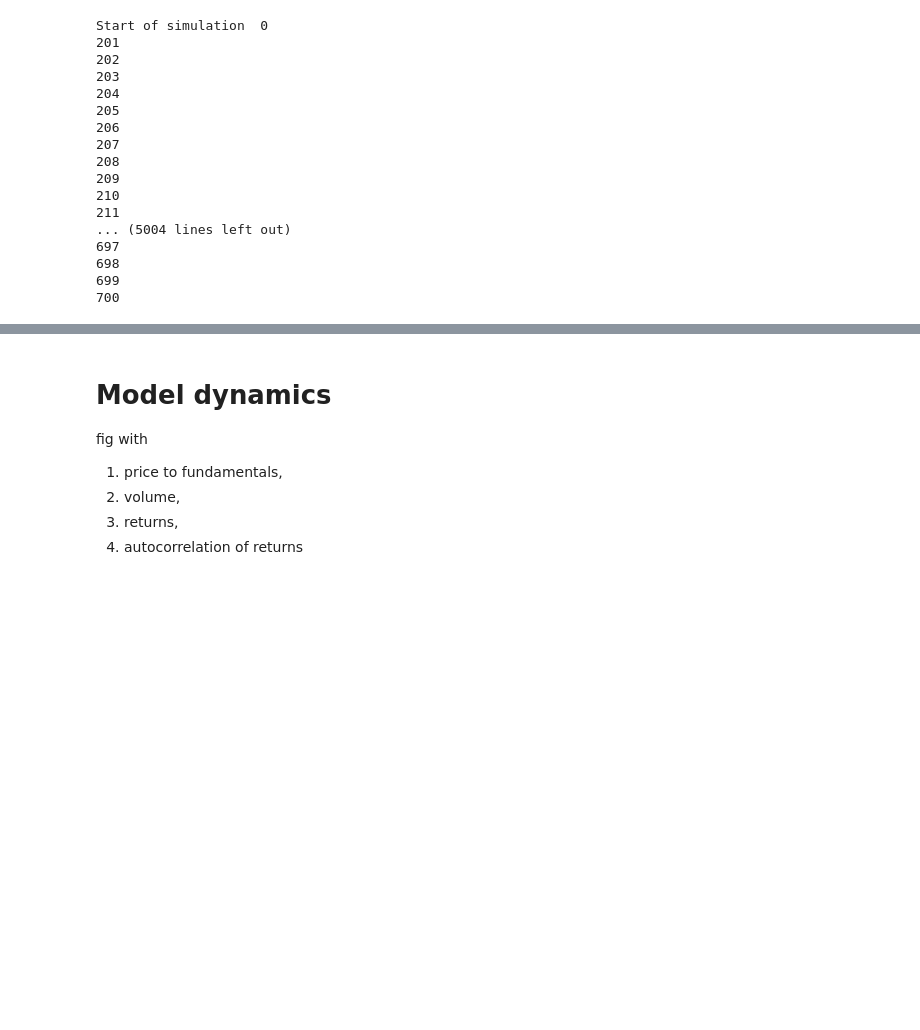
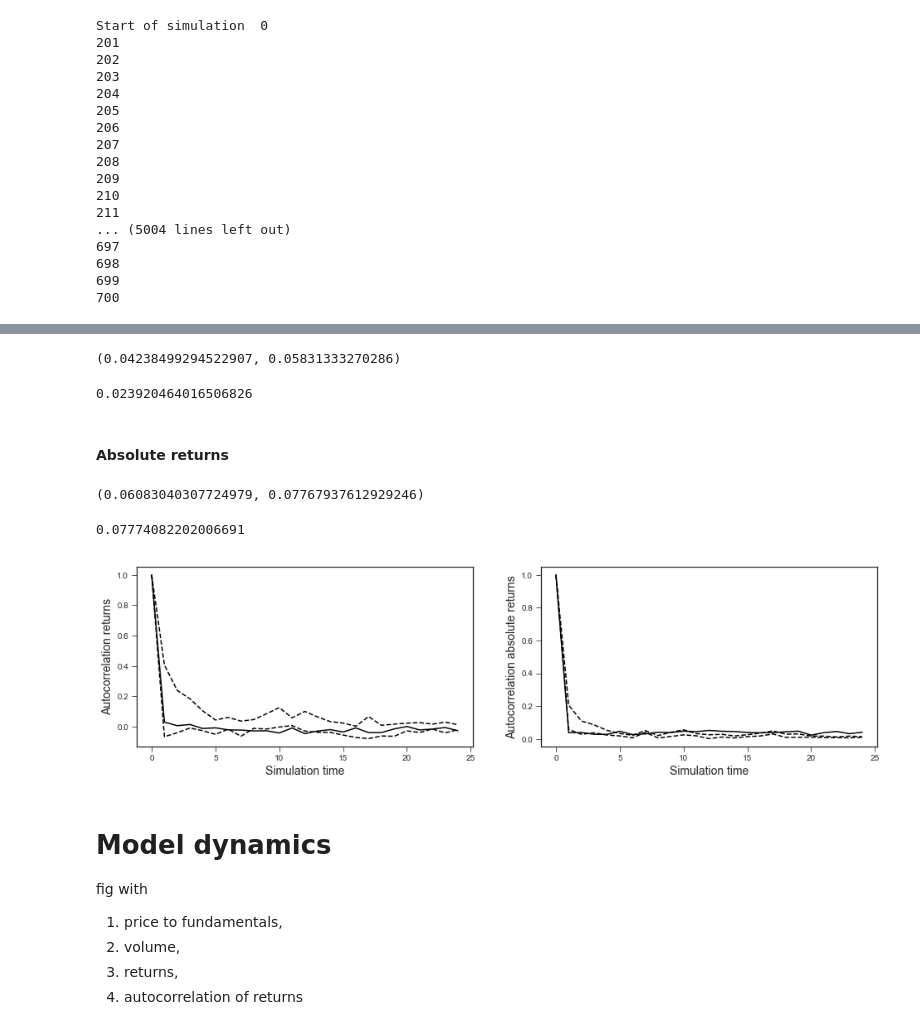
Before and after one commit to joerischasfoort/qe-asset-cycle, a Jupyter notebook: cb-asset-cylce-dynamics.ipynb, the cells around one changed output, grey strips where cells are left out. Cells and saved outputs as stored; diff of their text form; code cells hidden in the pictures; blank space fills up the shorter version.

```diff
--- a/cb-asset-cylce-dynamics.ipynb
+++ b/cb-asset-cylce-dynamics.ipynb
@@ -21,0 +40,12 @@ def confidence_interval(data, av):
+# %%
+start = datetime.datetime(2010, 4, 17)
+end = datetime.datetime(2018, 1, 31)
+
+#bond_index_tickers = ["BAMLCC0A0CMTRIV", "BAMLCC0A1AAATRIV", "BAMLCC0A2AATRIV", "BAMLCC0A3ATRIV",
+#                      "BAMLCC0A4BBBTRIV", "BAMLCC1A013YTRIV", "BAMLCC2A035YTRIV", "BAMLCC3A057YTRIV"]
+
+bondindices = web.DataReader(bond_index_tickers, "fred", start, end)
+
+autocors_emp = pd.DataFrame()
+for col in bondindices:
+    autocors_emp[col] = [bondindices[col].pct_change().autocorr(lag=lag) for lag in range(25)]
@@ -85,3 +172,42 @@ Start of simulation  0
+# %%
+confidence_interval(autocors_emp.mean(), autocors_emp.mean().mean())
+# %% [output]
+(0.04238499294522907, 0.05831333270286)
+# %%
+autocors.mean().mean()
+# %% [output]
+0.023920464016506826
+# %% [markdown]
+#### Absolute returns
+# %%
+confidence_interval(autocors_emp.abs().mean(), autocors_emp.abs().mean().mean())
+# %% [output]
+(0.06083040307724979, 0.07767937612929246)
+# %%
+autocors.abs().mean().mean()
+# %% [output]
+0.07774082202006691
+# %%
+fig, (ax1, ax2) = plt.subplots(1, 2, figsize=(16,4))
+
+# 4 autocorrelation of returns
+ax1.plot(autocors.index, autocors.mean(axis=1), 'k-', label='SIM Returns')
+ax1.plot(autocors.index, autocors_lows, 'k--')
+ax1.plot(autocors.index, autocors_highs, 'k--')
+ax1.set_ylabel('Autocorrelation returns', fontsize='14')
+
+ax2.plot(autocors.index, autocors.abs().mean(axis=1), 'k-', label='SIM Returns')
+ax2.plot(autocors.index, autocors_abs_lower, 'k--')
+ax2.plot(autocors.index, autocors_abs_upper, 'k--')
+ax2.set_ylabel('Autocorrelation absolute returns', fontsize='14')
+
+for ax in (ax1, ax2):
+    ax.set_xlabel('Simulation time', fontsize='14')
+
+
+fig.savefig('autocorrelation_returns.png', dpi=200, bbox_inches = 'tight', pad_inches = 0)
+# %% [output]
+[figure, added]
 # %% [markdown]
 # Model dynamics
 
```
Also changed, not shown: parts of 17 cells of this notebook, 1 other file.
